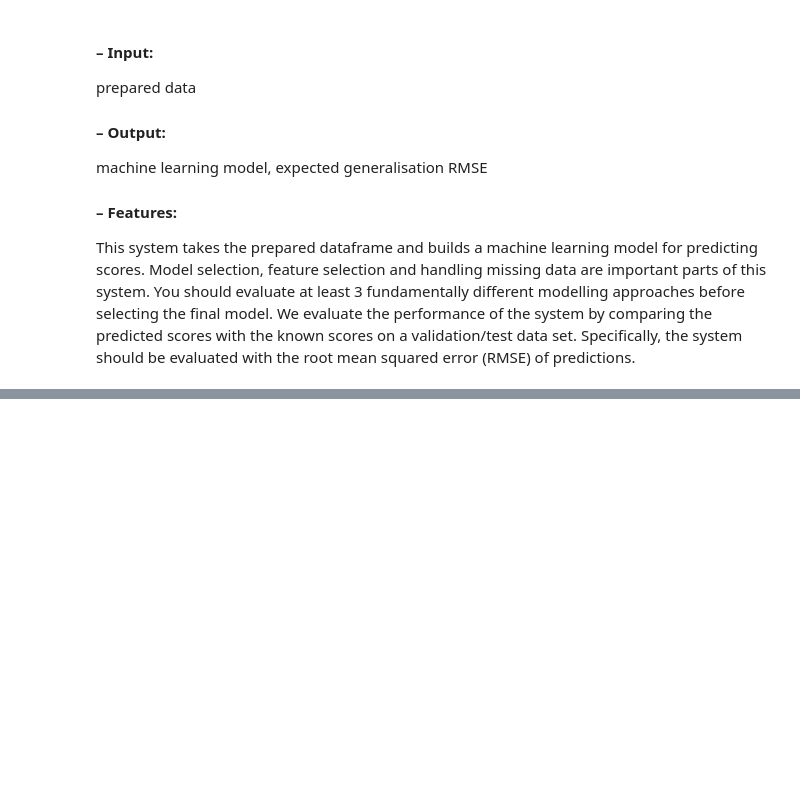
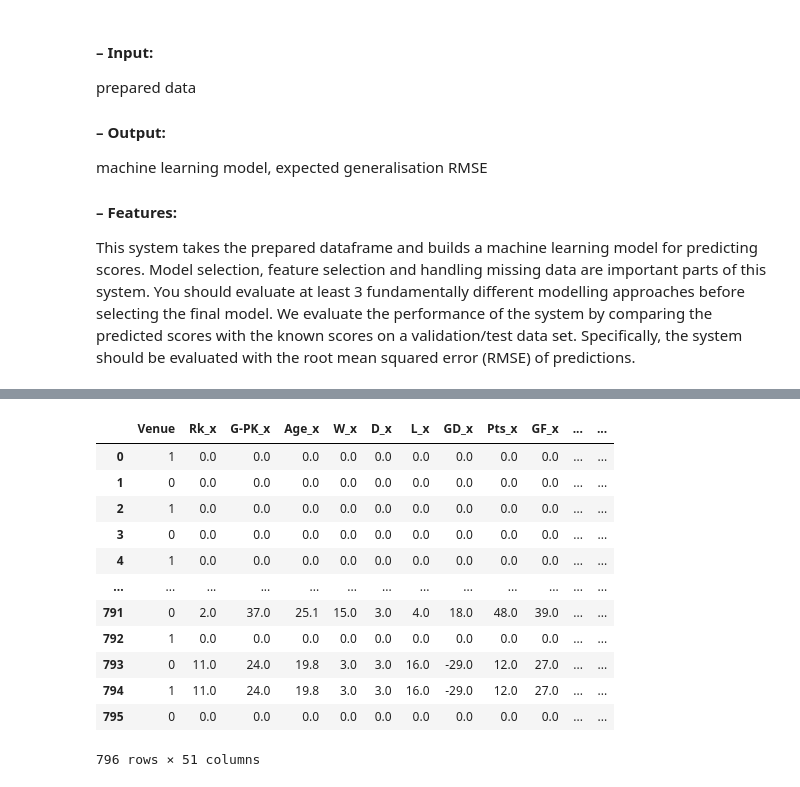
Before and after one commit to tobbensol/Football-Result-Prediction, a Jupyter notebook: Model.ipynb, the cells around one changed output, grey strips where cells are left out. Cells and saved outputs as stored; diff of their text form; code cells hidden in the pictures; blank space fills up the shorter version.

```diff
--- a/Model.ipynb
+++ b/Model.ipynb
@@ -88,0 +72,38 @@ Name: Goals, Length: 796, dtype: int64
+# %%
+# splits the data into whats needed to guess and the answer
+y = prepared_data["Goals"]
+X = prepared_data
+x2020 = y2020
+
+#splits the "team" and "opponent" rows into 14 different rows as it makes it easier for the models to understand
+label = LabelBinarizer().fit(X["Team"])
+
+X = pd.concat([X, pd.DataFrame(label.transform(X["Team"]))], axis=1)
+X = pd.concat([X, pd.DataFrame(label.transform(X["Opponent"]))], axis=1)
+x2020 = pd.concat([x2020, pd.DataFrame(label.transform(y2020["Team"]))], axis=1)
+x2020 = pd.concat([x2020, pd.DataFrame(label.transform(y2020["Opponent"]))], axis=1)
+X = X.drop(["ID", "Date", "Season", "Team", "Opponent", "Goals"], axis = 1)
+x2020 = x2020.drop(["ID", "Date", "Season", "Team", "Opponent"], axis = 1)
+
+# changes venue to a 0 or 1 depending on if it is home or away
+venue_dict = {"Home" : 1,  "Away" : 0}
+X["Venue"] = X["Venue"].map(venue_dict)
+x2020["Venue"] = x2020["Venue"].map(venue_dict)
+
+X.to_csv("read.csv", index = False, encoding = "UTF-8")
+
+X
+# %% [output]
+|  | Venue | Rk_x | G-PK_x | Age_x | W_x | D_x | L_x | GD_x | Pts_x | GF_x | ... | ... |
+| 0 | 1 | 0.0 | 0.0 | 0.0 | 0.0 | 0.0 | 0.0 | 0.0 | 0.0 | 0.0 | ... | ... |
+| 1 | 0 | 0.0 | 0.0 | 0.0 | 0.0 | 0.0 | 0.0 | 0.0 | 0.0 | 0.0 | ... | ... |
+| 2 | 1 | 0.0 | 0.0 | 0.0 | 0.0 | 0.0 | 0.0 | 0.0 | 0.0 | 0.0 | ... | ... |
+| 3 | 0 | 0.0 | 0.0 | 0.0 | 0.0 | 0.0 | 0.0 | 0.0 | 0.0 | 0.0 | ... | ... |
+| 4 | 1 | 0.0 | 0.0 | 0.0 | 0.0 | 0.0 | 0.0 | 0.0 | 0.0 | 0.0 | ... | ... |
+| ... | ... | ... | ... | ... | ... | ... | ... | ... | ... | ... | ... | ... |
+| 791 | 0 | 2.0 | 37.0 | 25.1 | 15.0 | 3.0 | 4.0 | 18.0 | 48.0 | 39.0 | ... | ... |
+| 792 | 1 | 0.0 | 0.0 | 0.0 | 0.0 | 0.0 | 0.0 | 0.0 | 0.0 | 0.0 | ... | ... |
+| 793 | 0 | 11.0 | 24.0 | 19.8 | 3.0 | 3.0 | 16.0 | -29.0 | 12.0 | 27.0 | ... | ... |
+| 794 | 1 | 11.0 | 24.0 | 19.8 | 3.0 | 3.0 | 16.0 | -29.0 | 12.0 | 27.0 | ... | ... |
+| 795 | 0 | 0.0 | 0.0 | 0.0 | 0.0 | 0.0 | 0.0 | 0.0 | 0.0 | 0.0 | ... | ... |
+796 rows × 51 columns
```
Also changed, not shown: parts of 29 cells of this notebook, 6 other files.
